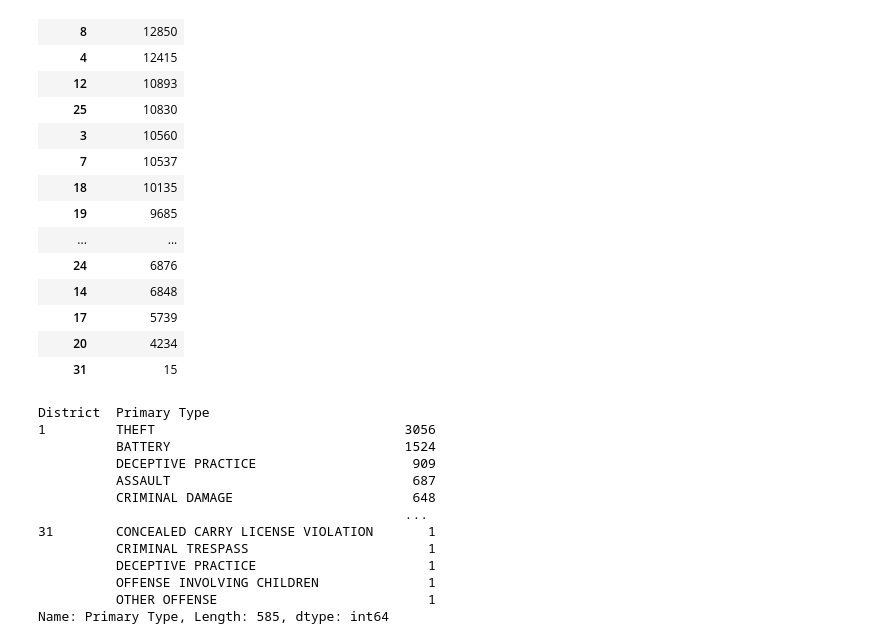
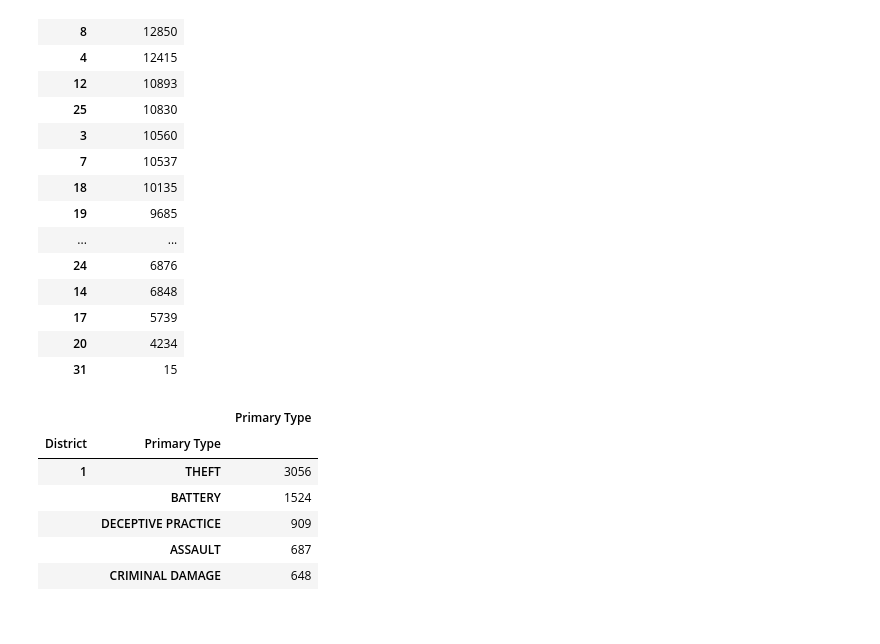
Before and after one commit to jmpealy/project1, a Jupyter notebook: Chicago_Crime_2021.ipynb, the cells around one changed output. Cells and saved outputs as stored; diff of their text form; code cells hidden in the pictures.

```diff
--- a/Chicago_Crime_2021.ipynb
+++ b/Chicago_Crime_2021.ipynb
@@ -74,19 +135,13 @@ district_df
 | 31 | 15 |
 # %%
 # Look at which crimes were most prevalent by district
-district_df = crime_df.groupby(["District"])["Primary Type"].value_counts()
-district_df
+district_df = pd.DataFrame(crime_df.groupby(["District"])["Primary Type"].value_counts())
+district_df.head()
 # %% [output]
-District  Primary Type
-1         THEFT                                3056
-          BATTERY                              1524
-          DECEPTIVE PRACTICE                    909
-          ASSAULT                               687
-          CRIMINAL DAMAGE                       648
-                                               ...
-31        CONCEALED CARRY LICENSE VIOLATION       1
-          CRIMINAL TRESPASS                       1
-          DECEPTIVE PRACTICE                      1
-          OFFENSE INVOLVING CHILDREN              1
-          OTHER OFFENSE                           1
-Name: Primary Type, Length: 585, dtype: int64
+|  |  | Primary Type |
+| District | Primary Type |  |
+| 1 | THEFT | 3056 |
+|  | BATTERY | 1524 |
+|  | DECEPTIVE PRACTICE | 909 |
+|  | ASSAULT | 687 |
+|  | CRIMINAL DAMAGE | 648 |
```
Also changed, not shown: parts of 5 cells of this notebook, 1 other file.
